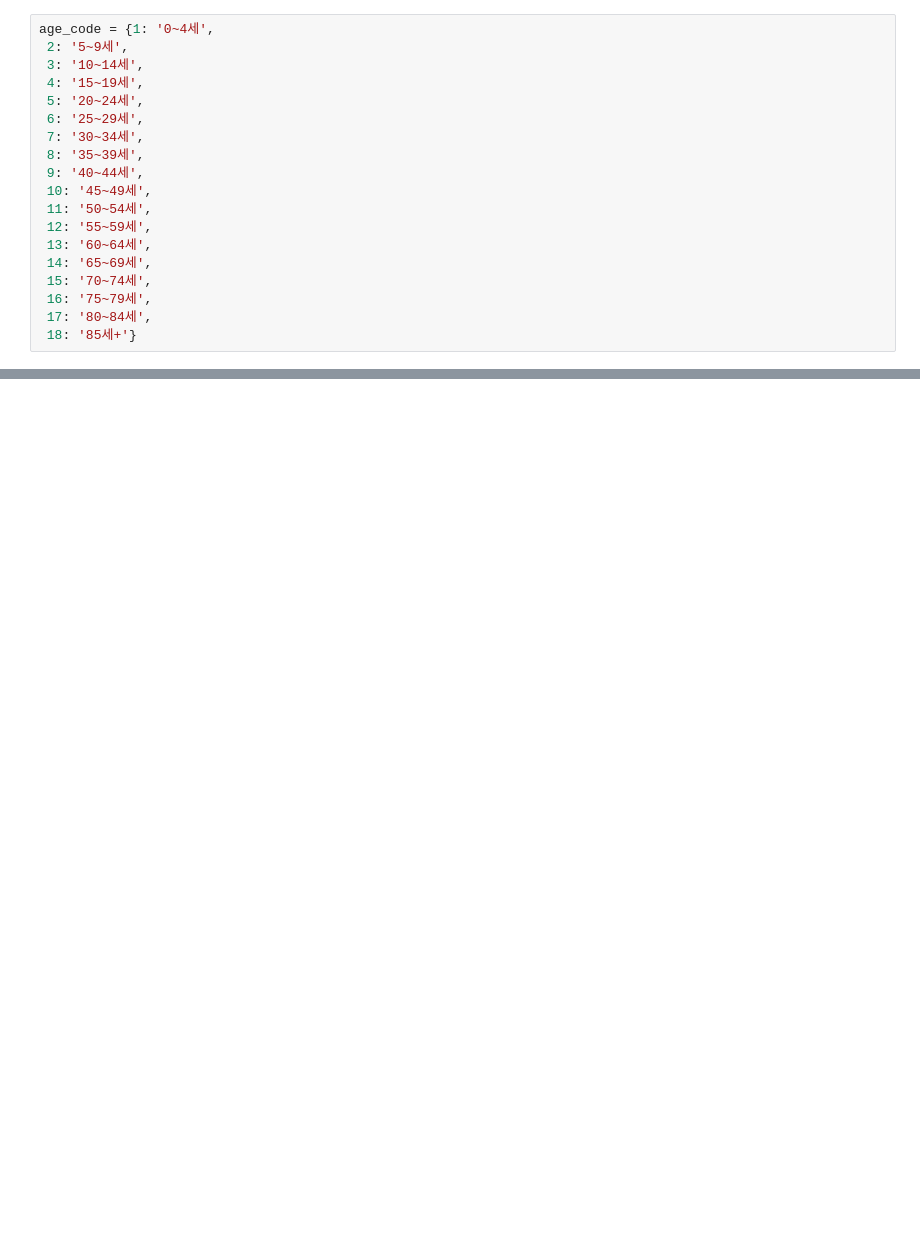
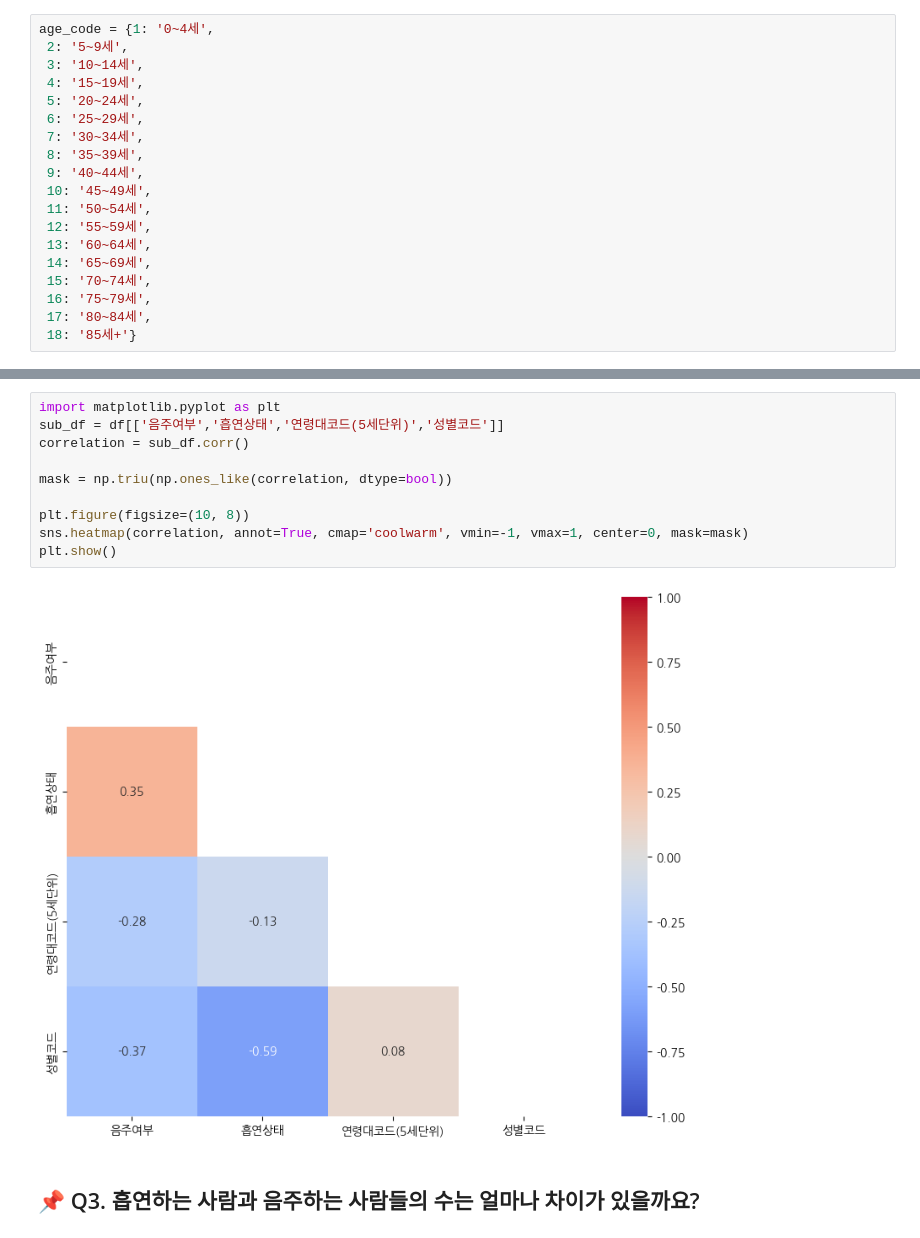
Before and after one commit to MinwooPyeon/Coaching_study_13_Data_Science_2023, a Jupyter notebook: 미션 3.ipynb, the cells around one changed output, grey strips where cells are left out. Saved outputs shown, nothing was run; the diff lists cells and outputs as text; blank space fills up the shorter version.

```diff
--- a/미션 3.ipynb
+++ b/미션 3.ipynb
@@ -96 +85,15 @@ Deprecated in NumPy 1.20; for more details and guidance: https://numpy.org/devdo
+# %%
+import matplotlib.pyplot as plt
+sub_df = df[['음주여부','흡연상태','연령대코드(5세단위)','성별코드']]
+correlation = sub_df.corr()
+
+mask = np.triu(np.ones_like(correlation, dtype=bool))
+
+plt.figure(figsize=(10, 8))
+sns.heatmap(correlation, annot=True, cmap='coolwarm', vmin=-1, vmax=1, center=0, mask=mask)
+plt.show()
+# %% [output]
+[figure, added]
+# %% [markdown]
+## 📌 Q3. 흡연하는 사람과 음주하는 사람들의 수는 얼마나 차이가 있을까요?
 # %%
```
Also changed, not shown: parts of 23 cells of this notebook, 2 other files.
